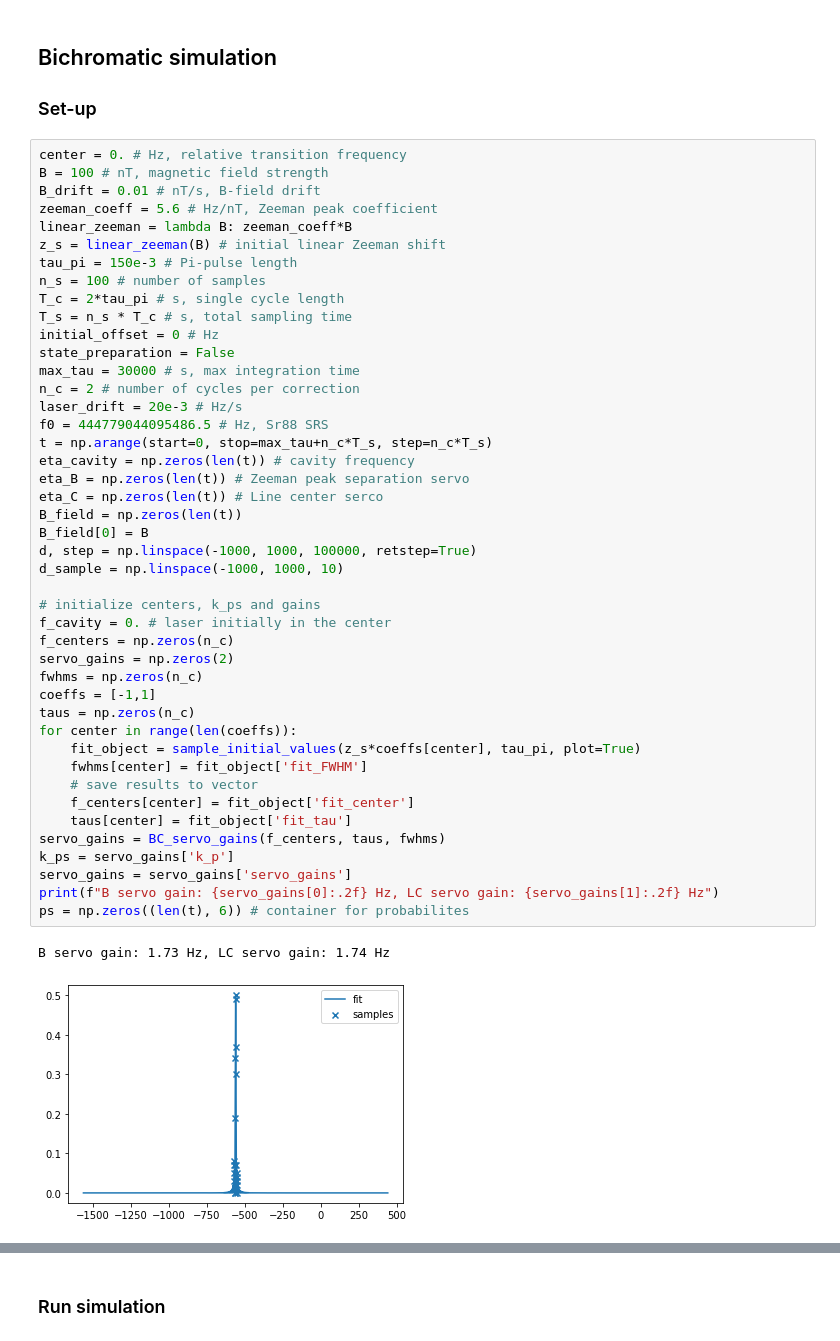
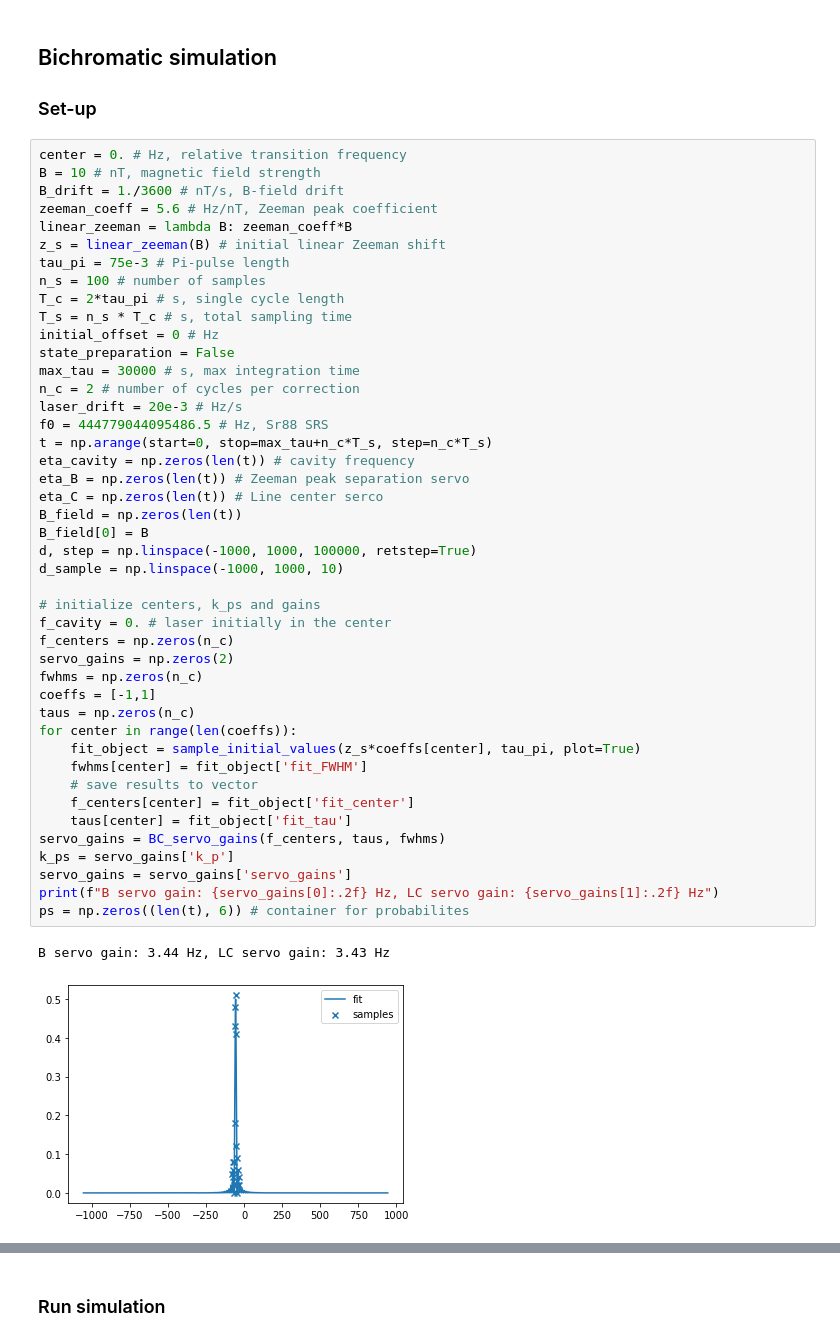
Before and after one commit to speug/srservosim, a Jupyter notebook: notebooks/bichromatic.ipynb, the cells around one changed output, grey strips where cells are left out. Drawn from its saved outputs; the diff is of its cells as text.

```diff
--- a/notebooks/bichromatic.ipynb
+++ b/notebooks/bichromatic.ipynb
@@ -99,12 +246,12 @@ plt.plot(delta,pfb_2 - pfb_1)
 ### Set-up
 # %%
 center = 0. # Hz, relative transition frequency
-B = 100 # nT, magnetic field strength
-B_drift = 0.01 # nT/s, B-field drift
+B = 10 # nT, magnetic field strength
+B_drift = 1./3600 # nT/s, B-field drift
 zeeman_coeff = 5.6 # Hz/nT, Zeeman peak coefficient
 linear_zeeman = lambda B: zeeman_coeff*B
 z_s = linear_zeeman(B) # initial linear Zeeman shift
-tau_pi = 150e-3 # Pi-pulse length
+tau_pi = 75e-3 # Pi-pulse length
 n_s = 100 # number of samples
 T_c = 2*tau_pi # s, single cycle length
 T_s = n_s * T_c # s, total sampling time
@@ -115,32 +262,32 @@ n_c = 2 # number of cycles per correction
 laser_drift = 20e-3 # Hz/s
 f0 = 444779044095486.5 # Hz, Sr88 SRS
 t = np.arange(start=0, stop=max_tau+n_c*T_s, step=n_c*T_s)
 eta_cavity = np.zeros(len(t)) # cavity frequency
 eta_B = np.zeros(len(t)) # Zeeman peak separation servo
 eta_C = np.zeros(len(t)) # Line center serco
 B_field = np.zeros(len(t))
 B_field[0] = B
 d, step = np.linspace(-1000, 1000, 100000, retstep=True)
 d_sample = np.linspace(-1000, 1000, 10)
 
 # initialize centers, k_ps and gains
 f_cavity = 0. # laser initially in the center
 f_centers = np.zeros(n_c)
 servo_gains = np.zeros(2)
 fwhms = np.zeros(n_c)
 coeffs = [-1,1]
 taus = np.zeros(n_c)
 for center in range(len(coeffs)):
     fit_object = sample_initial_values(z_s*coeffs[center], tau_pi, plot=True)
     fwhms[center] = fit_object['fit_FWHM']
     # save results to vector
     f_centers[center] = fit_object['fit_center']
     taus[center] = fit_object['fit_tau']
 servo_gains = BC_servo_gains(f_centers, taus, fwhms)
 k_ps = servo_gains['k_p']
 servo_gains = servo_gains['servo_gains']
 print(f"B servo gain: {servo_gains[0]:.2f} Hz, LC servo gain: {servo_gains[1]:.2f} Hz")
 ps = np.zeros((len(t), 6)) # container for probabilites
 # %% [output]
-B servo gain: 1.73 Hz, LC servo gain: 1.74 Hz
+B servo gain: 3.44 Hz, LC servo gain: 3.43 Hz
-[figure, old version]
+[figure, new version]
```
Also changed, not shown: parts of 16 cells of this notebook, 4 other files.
